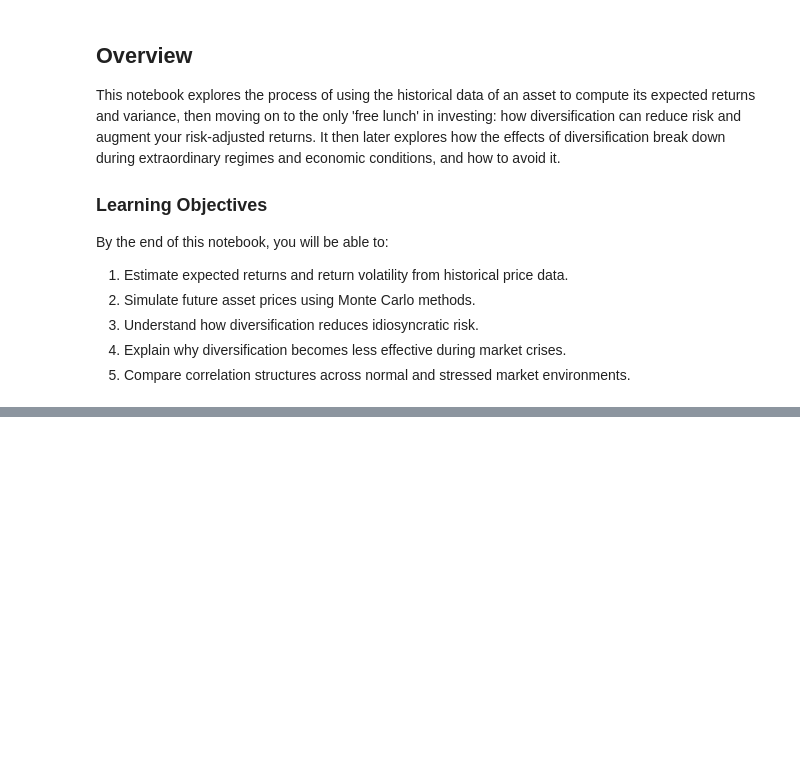
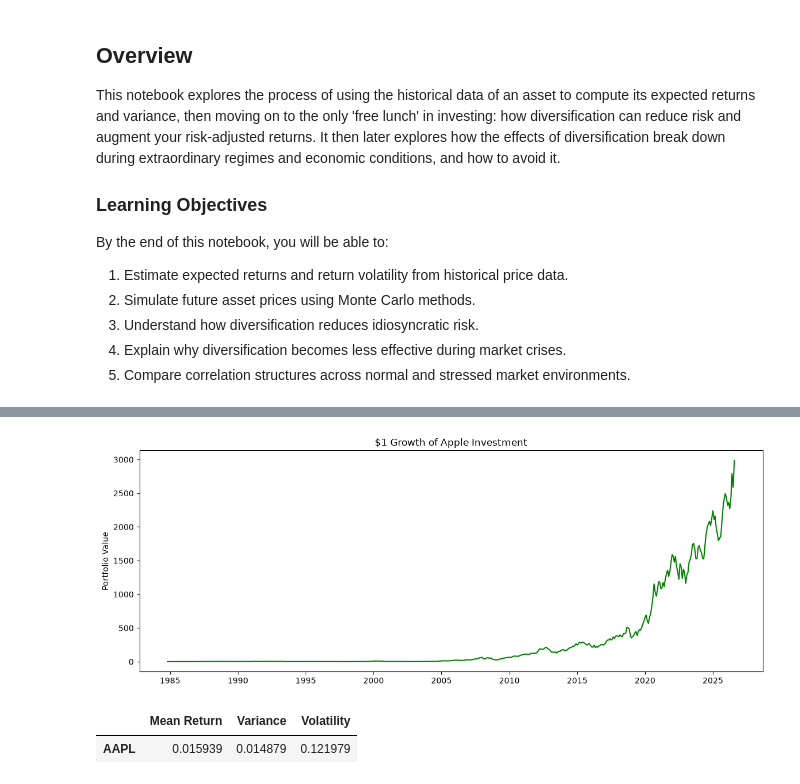
Before and after one commit to wangjubin-06/quant, a Jupyter notebook: notebooks/06_diversification_and_correlation_breakdown.ipynb, the cells around one changed output, grey strips where cells are left out. Cells and saved outputs as stored; diff of their text form; code cells hidden in the pictures; blank space fills up the shorter version.

```diff
--- a/notebooks/06_diversification_and_correlation_breakdown.ipynb
+++ b/notebooks/06_diversification_and_correlation_breakdown.ipynb
@@ -25,0 +229,35 @@ This notebook explores both behaviours.
+# %%
+wealth = np.exp(
+    monthly_log_returns.cumsum()
+)
+
+plt.figure(figsize=(14,5))
+
+plt.plot(
+    wealth,
+    color="green"
+)
+
+plt.title(
+    "$1 Growth of Apple Investment"
+)
+
+plt.ylabel(
+    "Portfolio Value"
+)
+
+plt.show()
+# %% [output]
+[figure, added]
+# %%
+params = pd.DataFrame({
+    "Mean Return": [monthly_log_returns.mean()],
+    "Variance": [monthly_log_returns.var()],
+    "Volatility": [monthly_log_returns.std()]
+},
+index=["AAPL"])
+
+params
+# %% [output]
+|  | Mean Return | Variance | Volatility |
+| AAPL | 0.015939 | 0.014879 | 0.121979 |
```
Also changed, not shown: parts of 10 cells of this notebook.
